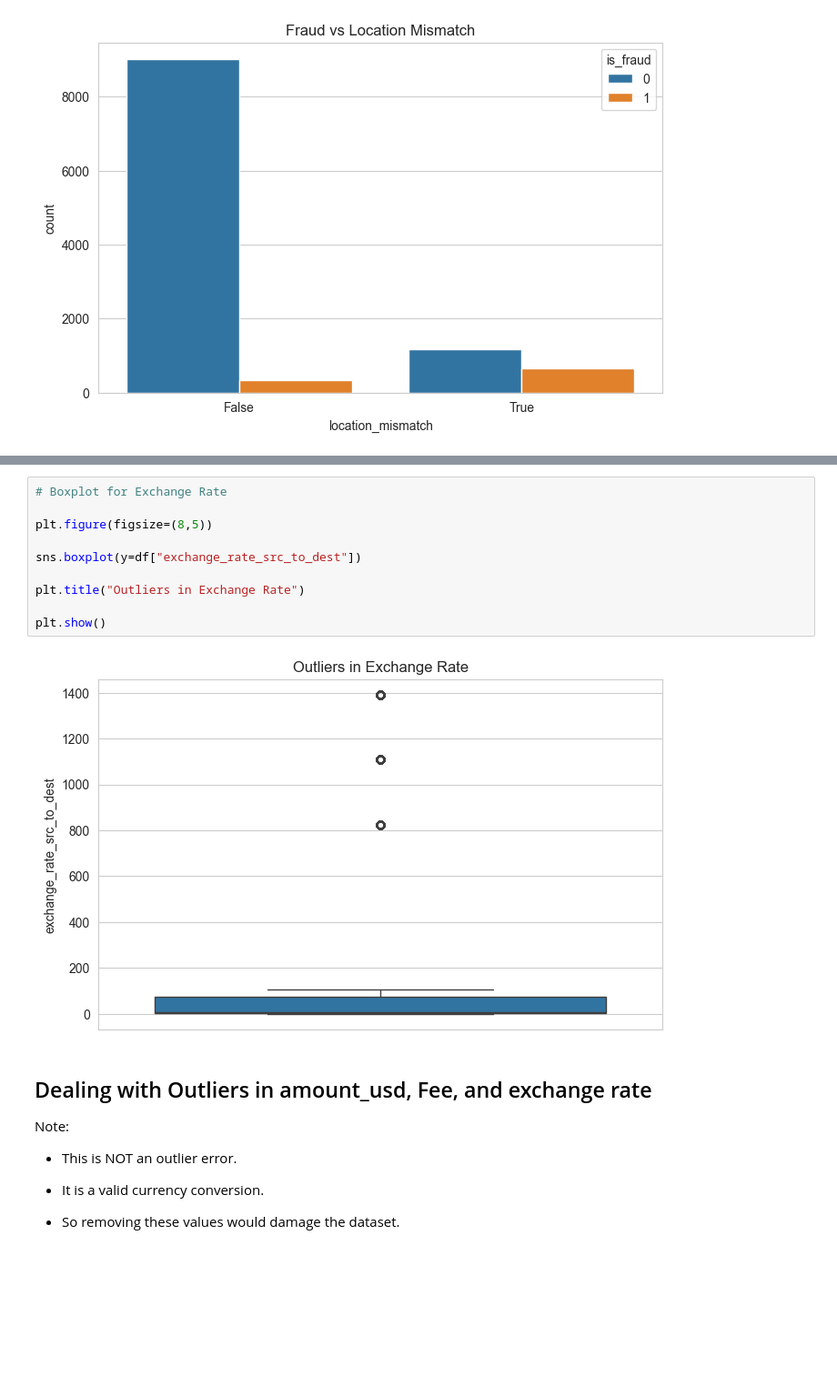
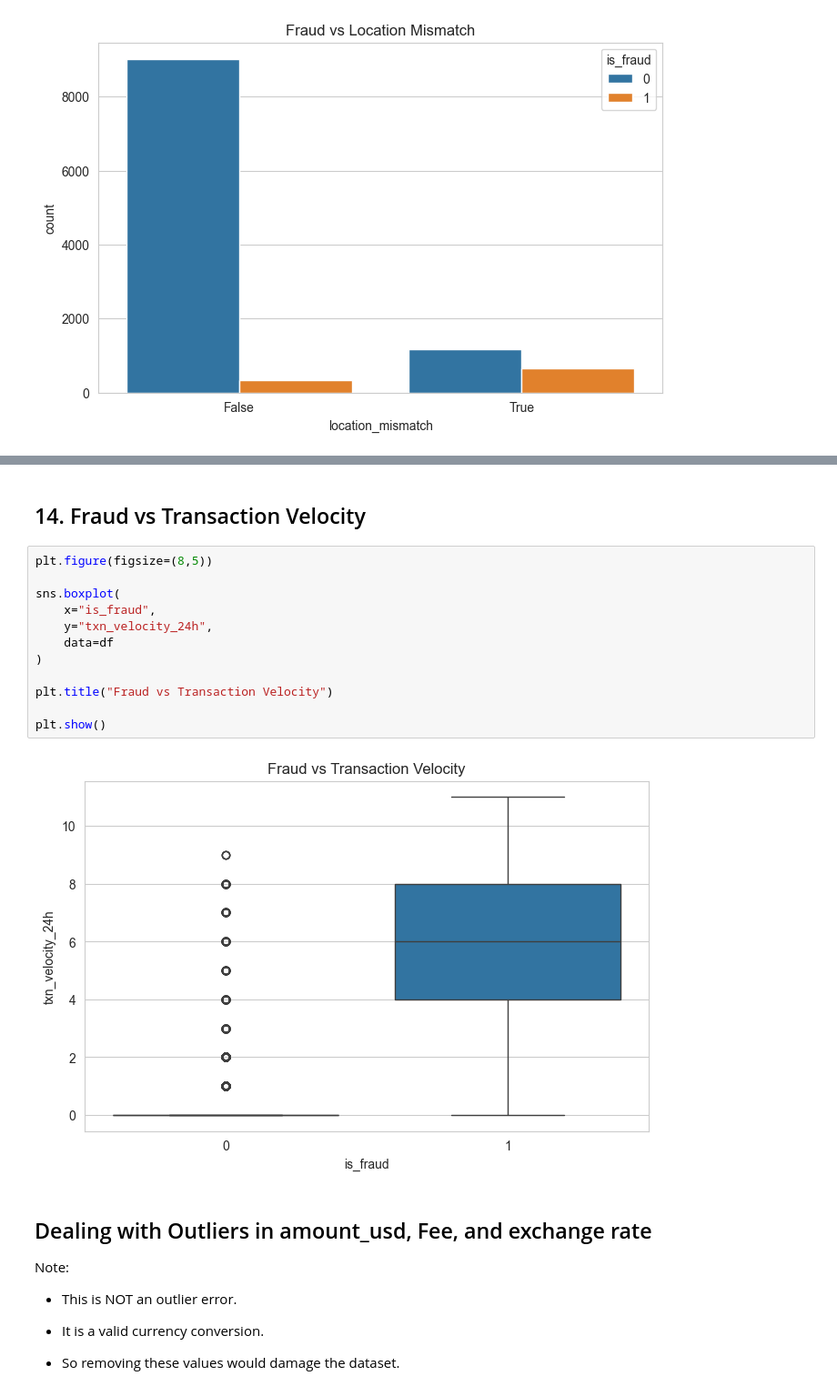
Before and after one commit to esosaomwanghe/Fraud_Detection_Project, a Jupyter notebook: notebook/EDA.ipynb, the cells around one changed output, grey strips where cells are left out. Shown at 91% size. Cells and saved outputs as stored; diff of their text form; blank space fills up the shorter version.

```diff
--- a/notebook/EDA.ipynb
+++ b/notebook/EDA.ipynb
@@ -803,15 +850,19 @@ plt.show()
+# %% [markdown]
+## 14. Fraud vs Transaction Velocity
 # %%
-# Boxplot for Exchange Rate
-
 plt.figure(figsize=(8,5))
 
-sns.boxplot(y=df["exchange_rate_src_to_dest"])
+sns.boxplot(
+    x="is_fraud",
+    y="txn_velocity_24h",
+    data=df
+)
 
-plt.title("Outliers in Exchange Rate")
+plt.title("Fraud vs Transaction Velocity")
 
 plt.show()
 # %% [output]
-[figure, old version]
+[figure, new version]
 # %% [markdown]
 ## Dealing with Outliers in amount_usd, Fee, and exchange rate
 Note:
```
Also changed, not shown: parts of 36 cells of this notebook, 1 other file.
